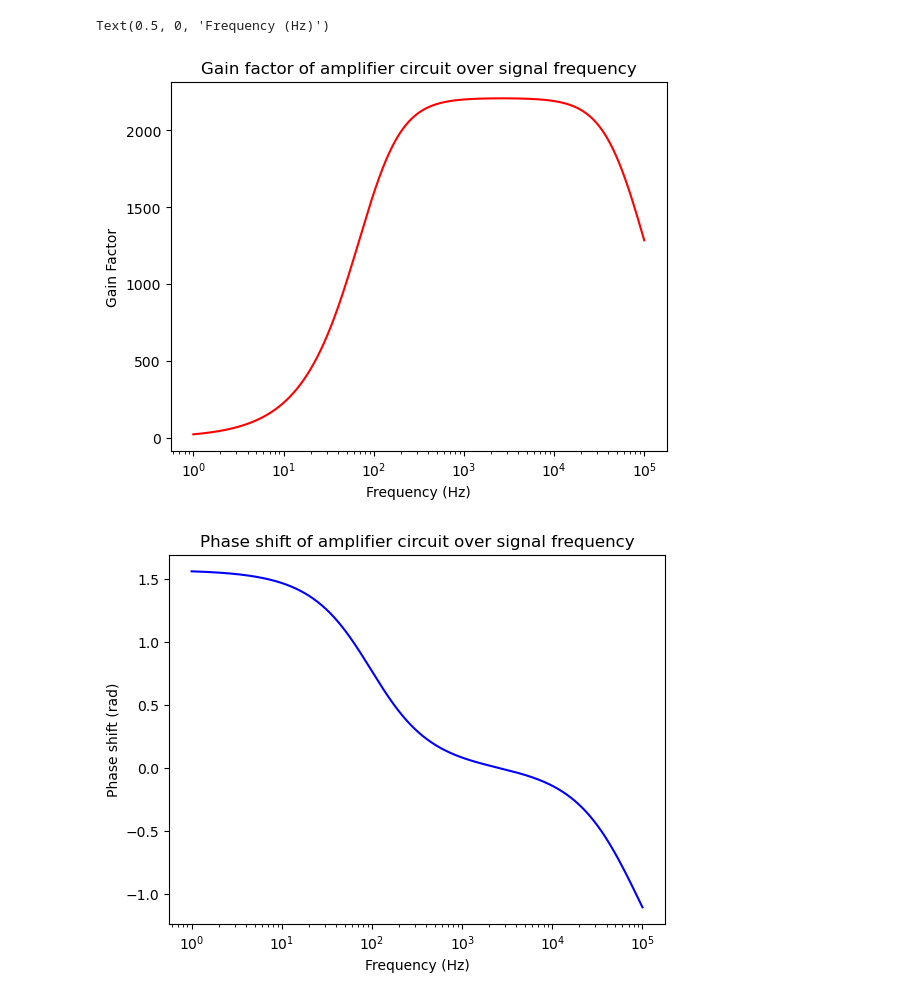
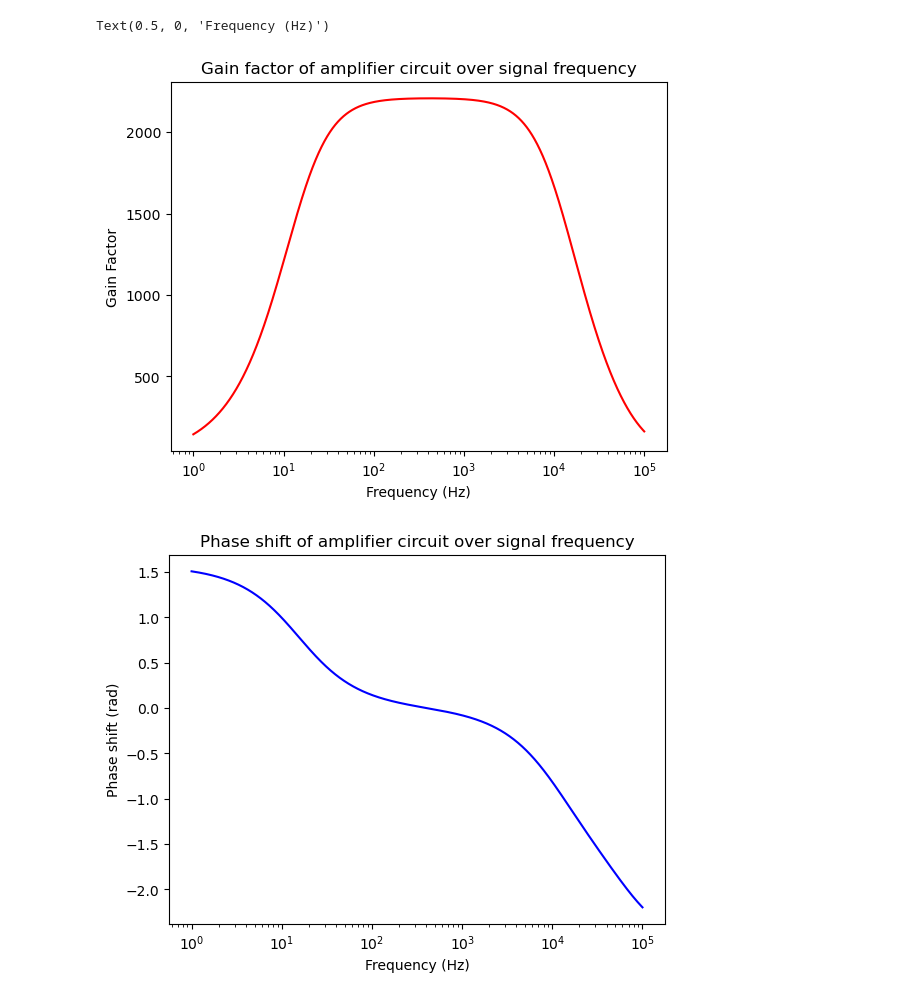
Before and after one commit to loganmachale/PHYS-309, a Jupyter notebook: amplifier_calculations.ipynb, the cells around one changed output. Cells and saved outputs as stored; diff of their text form; code cells hidden in the pictures.

```diff
--- a/amplifier_calculations.ipynb
+++ b/amplifier_calculations.ipynb
@@ -19,7 +19,7 @@ def Z_c(C, f):
     Capacitor impedance
     """
 
-    return 1 / (f * C * complex(0, 1))
+    return 1 / (2 * np.pi * f * C * complex(0, 1))
 
 
 def VDG(Z_1, Z_2):
@@ -58,26 +58,47 @@ def phase(c_amp):
     Converts complex amplification factor to phase shift
     """
 
-    return np.arctan(c_amp.imag / c_amp.real)
+    # c_amp lies in Q1 of complex plane
+    if c_amp.real >= 0 and c_amp.imag >= 0:
+        return np.arctan(c_amp.imag / c_amp.real)
+
+    # c_amp lies in Q2 of complex plane
+    elif c_amp.real < 0 and c_amp.imag >= 0:
+        return -np.pi + np.arctan(c_amp.imag / c_amp.real)
+
+    # c_amp lies in Q3 of complex plane
+    elif c_amp.real < 0 and c_amp.imag < 0:
+        return np.arctan(c_amp.imag / c_amp.real) - np.pi
+
+    # c_amp lies in Q4 of complex plane
+    else:
+        return np.arctan(c_amp.imag / c_amp.real)
 # %%
 f_arr = np.logspace(0, 5, 5000)
+
+amp_arr = []
+phase_arr = []
+
+for f in f_arr:
+    amp_arr.append(amplification(c_amp(f)))
+    phase_arr.append(phase(c_amp(f)))
 
 fig0 = plt.figure(0)
 ax0 = fig0.add_subplot()
 ax0.set_xscale('log')
-ax0.plot(f_arr, amplification(c_amp(f_arr)), 'r')
+ax0.plot(f_arr, amp_arr, 'r')
 ax0.set_title('Gain factor of amplifier circuit over signal frequency')
 ax0.set_ylabel('Gain Factor')
 ax0.set_xlabel('Frequency (Hz)')
 
 fig1 = plt.figure(1)
 ax1 = fig1.add_subplot()
 ax1.set_xscale('log')
-ax1.plot(f_arr, phase(c_amp(f_arr)), 'b')
+ax1.plot(f_arr, phase_arr, 'b')
 ax1.set_title('Phase shift of amplifier circuit over signal frequency')
 ax1.set_ylabel('Phase shift (rad)')
 ax1.set_xlabel('Frequency (Hz)')
 # %% [output]
 Text(0.5, 0, 'Frequency (Hz)')
-[figure, old version]
+[figure, new version]
-[figure, old version]
+[figure, new version]
```
